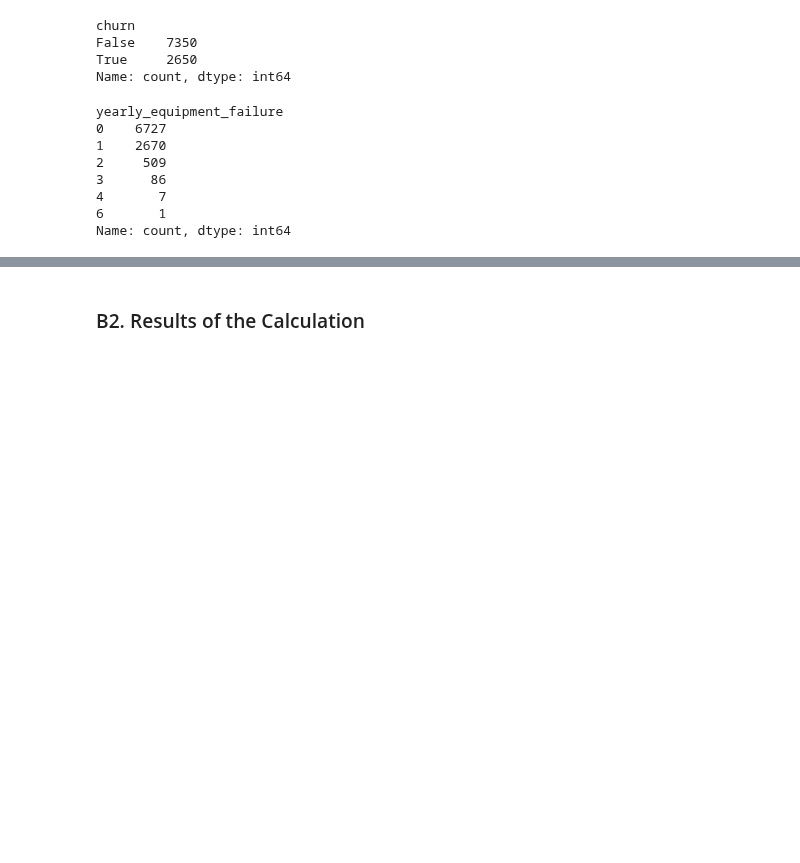
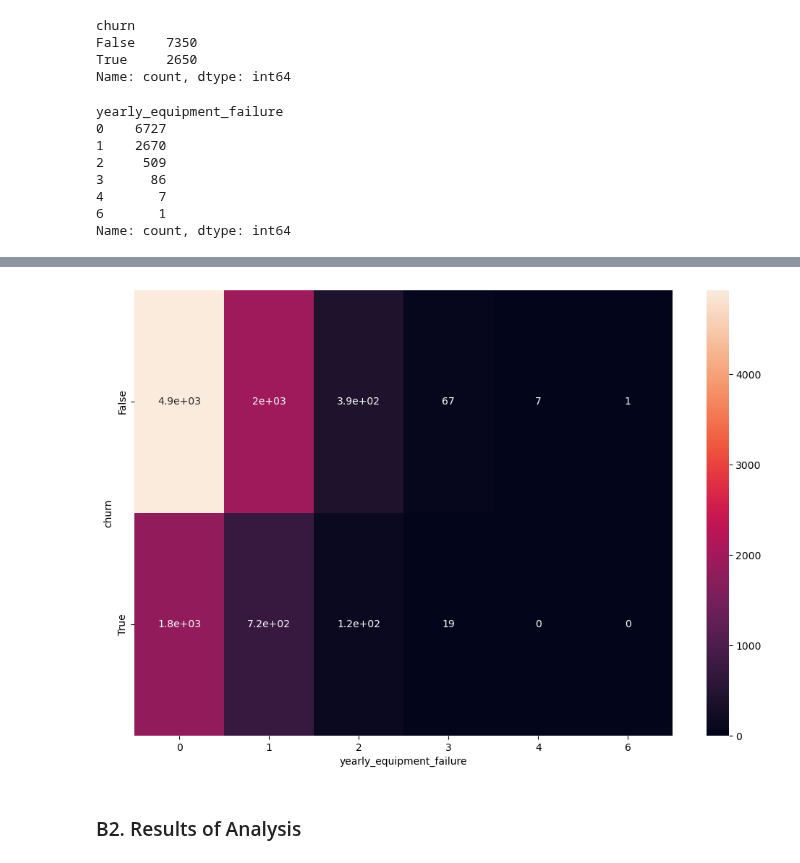
Before and after one commit to smmurdock/WGU-MSDA-DS, a Jupyter notebook: D207/Murdock_Shanay D207 PA Churn.ipynb, the cells around one changed output, grey strips where cells are left out. Cells and saved outputs as stored; diff of their text form; code cells hidden in the pictures; blank space fills up the shorter version.

```diff
--- a/D207/Murdock_Shanay D207 PA Churn.ipynb
+++ b/D207/Murdock_Shanay D207 PA Churn.ipynb
@@ -299,2 +311,9 @@ Independent (fail to reject the null hypothesis)
+# %%
+# Create heatmap of results
+# (WGU Courseware)
+plt.figure(figsize=(12, 8))
+sns.heatmap(table, annot=True);
+# %% [output]
+[figure, added]
 # %% [markdown]
-### B2. Results of the Calculation
+### B2. Results of Analysis
```
Also changed, not shown: parts of 9 cells of this notebook.
